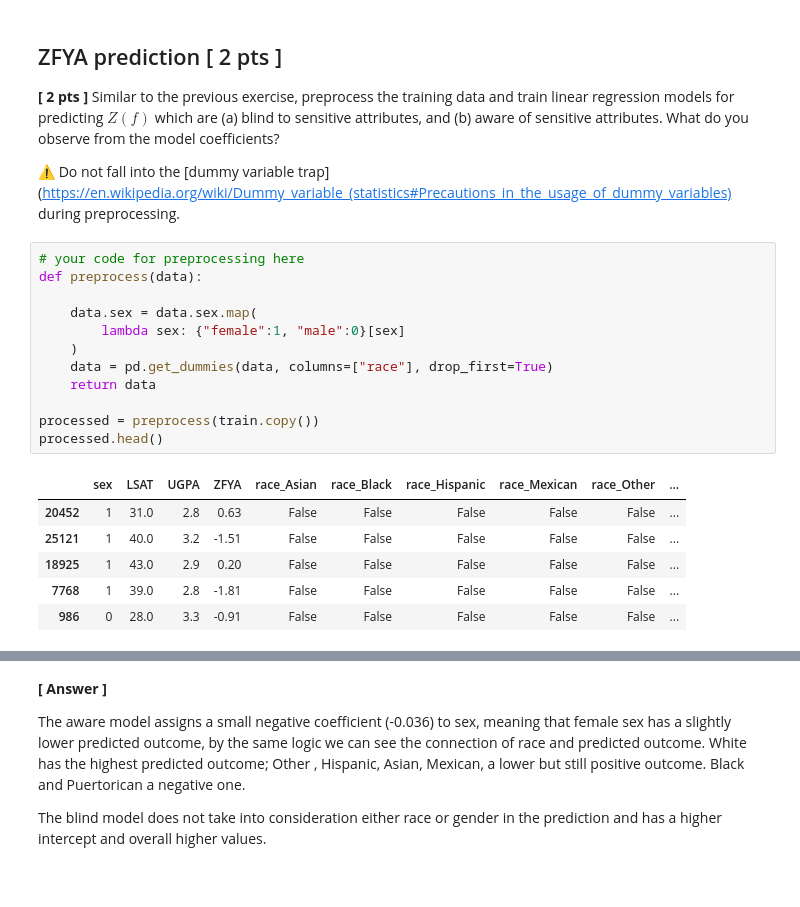
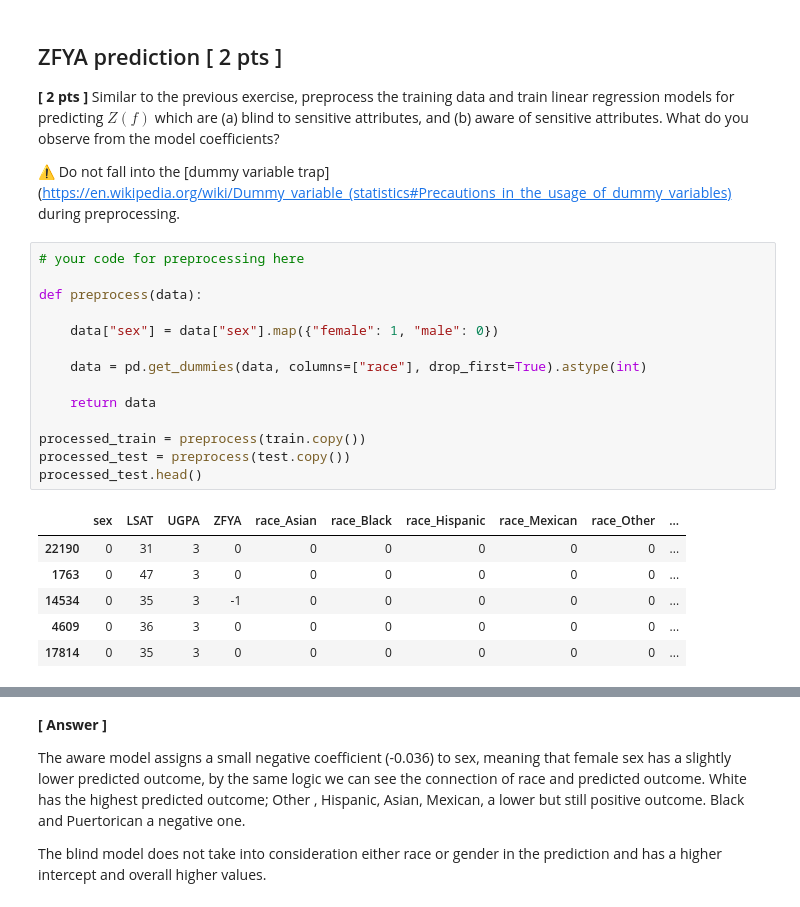
Before and after one commit to ferolaa/FATE, a Jupyter notebook: Lab II - Algorithmic Fairness/Notebook/L2_Algorithmic_Fairness_I_Regression.ipynb, the cells around one changed output, grey strips where cells are left out. Drawn from its saved outputs; the diff is of its cells as text.

```diff
--- a/Lab II - Algorithmic Fairness/Notebook/L2_Algorithmic_Fairness_I_Regression.ipynb
+++ b/Lab II - Algorithmic Fairness/Notebook/L2_Algorithmic_Fairness_I_Regression.ipynb
@@ -449,23 +464,25 @@ train, test = train_test_split(
 ⚠️ Do not fall into the [dummy variable trap](https://en.wikipedia.org/wiki/Dummy_variable_(statistics#Precautions_in_the_usage_of_dummy_variables) during preprocessing.
 # %%
 # your code for preprocessing here
+
 def preprocess(data):
 
-    data.sex = data.sex.map(
-        lambda sex: {"female":1, "male":0}[sex]
-    )
-    data = pd.get_dummies(data, columns=["race"], drop_first=True)
+    data["sex"] = data["sex"].map({"female": 1, "male": 0})
+
+    data = pd.get_dummies(data, columns=["race"], drop_first=True).astype(int)
+
     return data
 
-processed = preprocess(train.copy())
-processed.head()
+processed_train = preprocess(train.copy())
+processed_test = preprocess(test.copy())
+processed_test.head()
 # %% [output]
 |  | sex | LSAT | UGPA | ZFYA | race_Asian | race_Black | race_Hispanic | race_Mexican | race_Other | ... |
-| 20452 | 1 | 31.0 | 2.8 | 0.63 | False | False | False | False | False | ... |
-| 25121 | 1 | 40.0 | 3.2 | -1.51 | False | False | False | False | False | ... |
-| 18925 | 1 | 43.0 | 2.9 | 0.20 | False | False | False | False | False | ... |
-| 7768 | 1 | 39.0 | 2.8 | -1.81 | False | False | False | False | False | ... |
-| 986 | 0 | 28.0 | 3.3 | -0.91 | False | False | False | False | False | ... |
+| 22190 | 0 | 31 | 3 | 0 | 0 | 0 | 0 | 0 | 0 | ... |
+| 1763 | 0 | 47 | 3 | 0 | 0 | 0 | 0 | 0 | 0 | ... |
+| 14534 | 0 | 35 | 3 | -1 | 0 | 0 | 0 | 0 | 0 | ... |
+| 4609 | 0 | 36 | 3 | 0 | 0 | 0 | 0 | 0 | 0 | ... |
+| 17814 | 0 | 35 | 3 | 0 | 0 | 0 | 0 | 0 | 0 | ... |
 # %%
 # Train both models
 blind_features = ["LSAT", "UGPA"]
```
Also changed, not shown: parts of 4 cells of this notebook.
